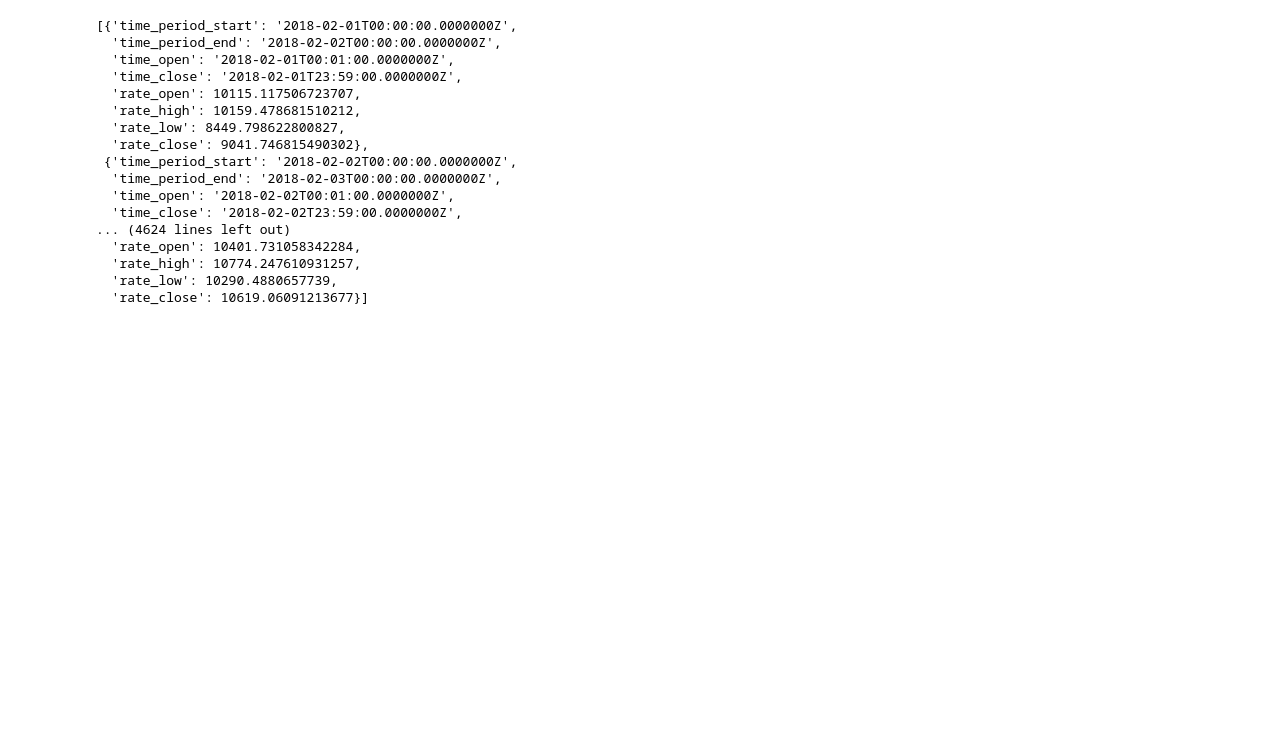
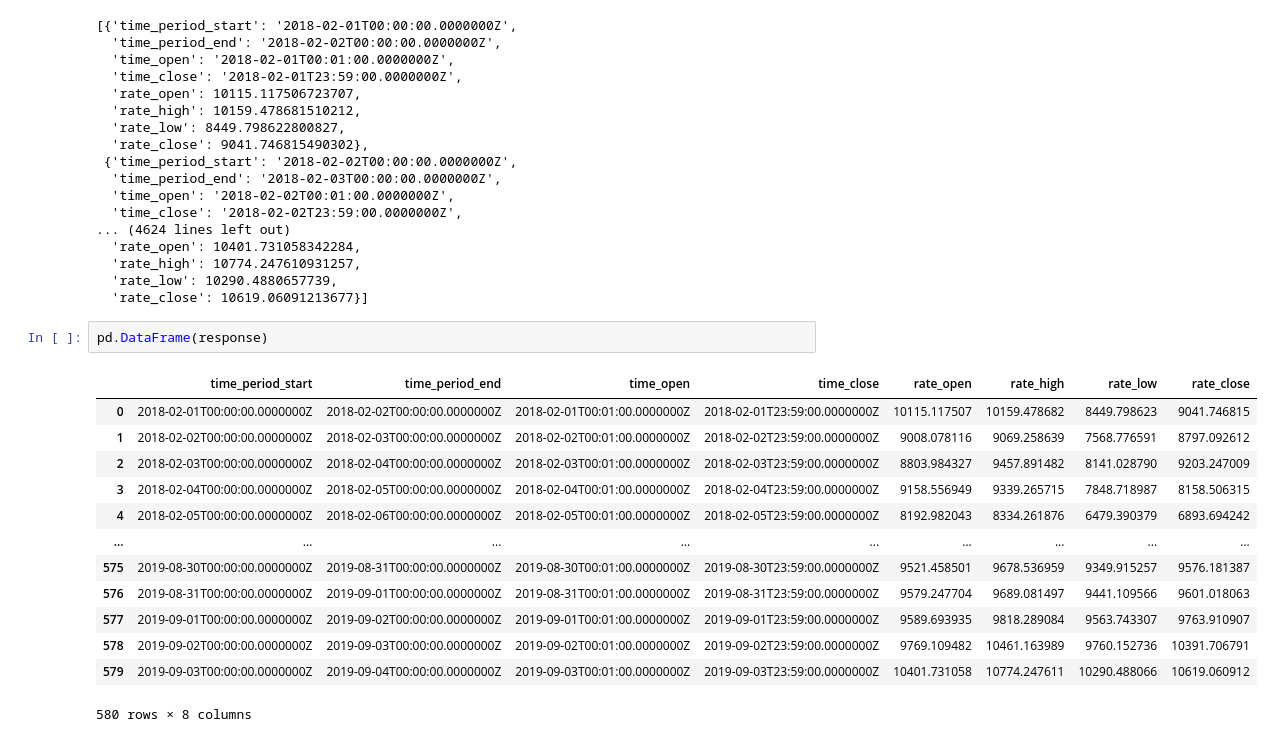
Before and after one commit to Ksyu22/crypto_prediction, a Jupyter notebook: notebooks/data.ipynb, the cells around one changed output. Drawn from its saved outputs; the diff is of its cells as text; blank space fills up the shorter version.

```diff
--- a/notebooks/data.ipynb
+++ b/notebooks/data.ipynb
@@ -176,3 +197,19 @@ response
   'rate_high': 10774.247610931257,
   'rate_low': 10290.4880657739,
   'rate_close': 10619.06091213677}]
+# %%
+pd.DataFrame(response)
+# %% [output]
+|  | time_period_start | time_period_end | time_open | time_close | rate_open | rate_high | rate_low | rate_close |
+| 0 | 2018-02-01T00:00:00.0000000Z | 2018-02-02T00:00:00.0000000Z | 2018-02-01T00:01:00.0000000Z | 2018-02-01T23:59:00.0000000Z | 10115.117507 | 10159.478682 | 8449.798623 | 9041.746815 |
+| 1 | 2018-02-02T00:00:00.0000000Z | 2018-02-03T00:00:00.0000000Z | 2018-02-02T00:01:00.0000000Z | 2018-02-02T23:59:00.0000000Z | 9008.078116 | 9069.258639 | 7568.776591 | 8797.092612 |
+| 2 | 2018-02-03T00:00:00.0000000Z | 2018-02-04T00:00:00.0000000Z | 2018-02-03T00:01:00.0000000Z | 2018-02-03T23:59:00.0000000Z | 8803.984327 | 9457.891482 | 8141.028790 | 9203.247009 |
+| 3 | 2018-02-04T00:00:00.0000000Z | 2018-02-05T00:00:00.0000000Z | 2018-02-04T00:01:00.0000000Z | 2018-02-04T23:59:00.0000000Z | 9158.556949 | 9339.265715 | 7848.718987 | 8158.506315 |
+| 4 | 2018-02-05T00:00:00.0000000Z | 2018-02-06T00:00:00.0000000Z | 2018-02-05T00:01:00.0000000Z | 2018-02-05T23:59:00.0000000Z | 8192.982043 | 8334.261876 | 6479.390379 | 6893.694242 |
+| ... | ... | ... | ... | ... | ... | ... | ... | ... |
+| 575 | 2019-08-30T00:00:00.0000000Z | 2019-08-31T00:00:00.0000000Z | 2019-08-30T00:01:00.0000000Z | 2019-08-30T23:59:00.0000000Z | 9521.458501 | 9678.536959 | 9349.915257 | 9576.181387 |
+| 576 | 2019-08-31T00:00:00.0000000Z | 2019-09-01T00:00:00.0000000Z | 2019-08-31T00:01:00.0000000Z | 2019-08-31T23:59:00.0000000Z | 9579.247704 | 9689.081497 | 9441.109566 | 9601.018063 |
+| 577 | 2019-09-01T00:00:00.0000000Z | 2019-09-02T00:00:00.0000000Z | 2019-09-01T00:01:00.0000000Z | 2019-09-01T23:59:00.0000000Z | 9589.693935 | 9818.289084 | 9563.743307 | 9763.910907 |
+| 578 | 2019-09-02T00:00:00.0000000Z | 2019-09-03T00:00:00.0000000Z | 2019-09-02T00:01:00.0000000Z | 2019-09-02T23:59:00.0000000Z | 9769.109482 | 10461.163989 | 9760.152736 | 10391.706791 |
+| 579 | 2019-09-03T00:00:00.0000000Z | 2019-09-04T00:00:00.0000000Z | 2019-09-03T00:01:00.0000000Z | 2019-09-03T23:59:00.0000000Z | 10401.731058 | 10774.247611 | 10290.488066 | 10619.060912 |
+580 rows × 8 columns
```
Also changed, not shown: parts of 11 cells of this notebook.
